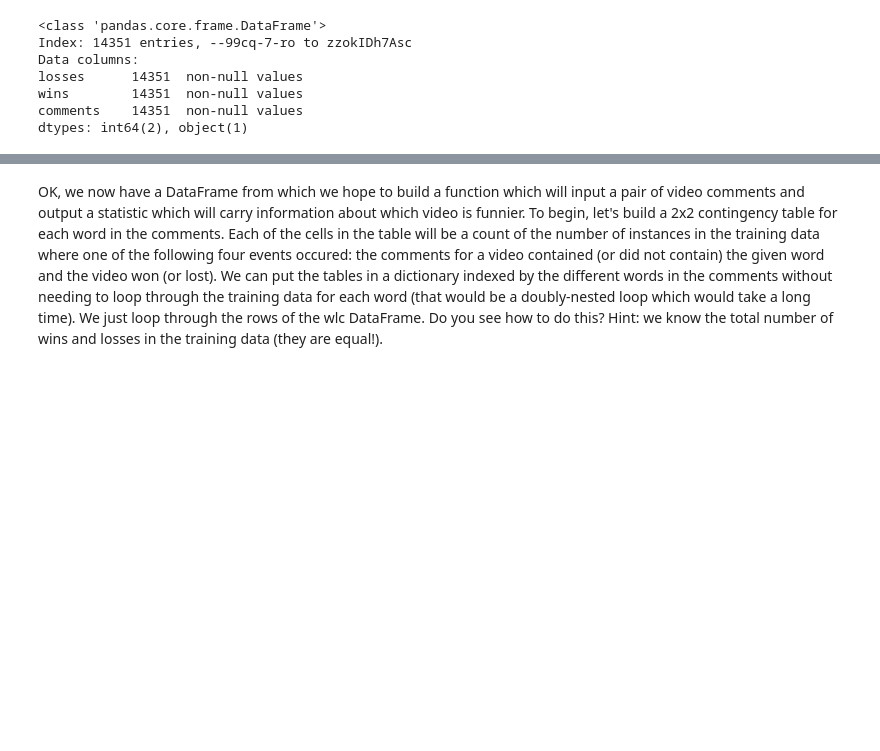
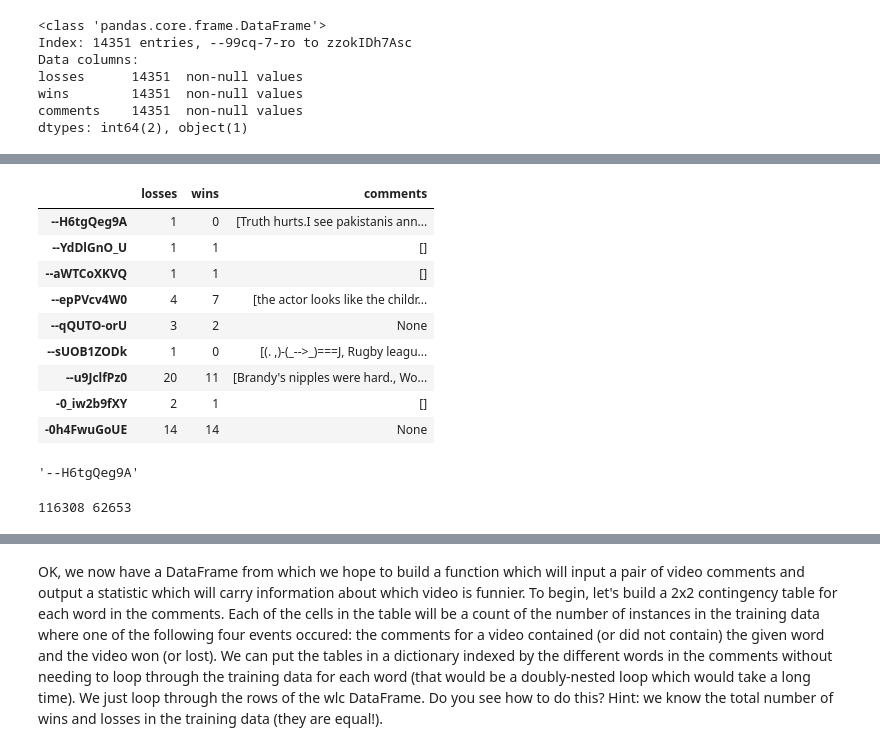
Before and after one commit to aculich/S222_S13, a Jupyter notebook: Course_Notes.ipynb, the cells around one changed output, grey strips where cells are left out. Cells and saved outputs as stored; diff of their text form; code cells hidden in the pictures; blank space fills up the shorter version.

```diff
--- a/Course_Notes.ipynb
+++ b/Course_Notes.ipynb
@@ -1176,7 +1176,7 @@ and the total number of losses.  Then the ratio will be an estimate of the odds
 We will also withhold a random 10% of the training pairs to use as a test set.  This is different from the "real" test set that we downloaded originally.  We don't want to look at that until the very end!
 # %%
 import pandas as pd
-training_pairs = pd.read_csv('data', names=['left', 'right', 'winner']) #'data' is a symlink to the data
+training_pairs = pd.read_csv('comedy_comparisons.train', names=['left', 'right', 'winner']) #'data' is a symlink to the data
 #print "total no. of training pairs: ",len(training_pairs)
 test_data = []
 train_data = []
@@ -1249,3 +1250,25 @@ losses      14351  non-null values
 wins        14351  non-null values
 comments    14351  non-null values
 dtypes: int64(2), object(1)
+# %%
+import pickle
+file = open('new_comments.pickle','rb') # the comments dictionary has the comments for all videos in .train and .test
+raw_comments = pickle.load(file)
+file.close()
+pd_comments = pd.DataFrame({'comments': raw_comments})
+wlc = pd.merge(won_lost,pd_comments,left_index=True,right_index=True) # now merge the comments in
+
+n=10
+maxwin_ID=[0]*n
+maxloss_ID=[0]*n
+wincomment=['']*n
+losscomment=['']*n
+for i in range(0,n):
+    maxwin_ID[i]=list(wlc['wins']).index(sorted(list(wlc['wins']))[-(i+1)])
+    maxloss_ID[i]=list(wlc['losses']).index(sorted(list(wlc['losses']))[-(i+1)])
+    wincomment[i]=wlc['comments'][maxwin_ID[i]]
+    losscomment[i]=wlc['comments'][maxloss_ID[i]]
+print maxwin_ID
+print maxloss_ID
+print wincomment
+losscomment[1]
@@ -1251,0 +1296,28 @@ dtypes: int64(2), object(1)
+# %%
+file = open('unique_ids','r')
+ids = [x.rstrip() for x in file.readlines()]
+ids[0]
+wlc[1:10]
+# %% [output]
+|  | losses | wins | comments |
+| --H6tgQeg9A | 1 | 0 | [Truth hurts.I see pakistanis ann... |
+| --YdDlGnO_U | 1 | 1 | [] |
+| --aWTCoXKVQ | 1 | 1 | [] |
+| --epPVcv4W0 | 4 | 7 | [the actor looks﻿ like the childr... |
+| --qQUTO-orU | 3 | 2 | None |
+| --sUOB1ZODk | 1 | 0 | [(. ,)-(_-->_)===J﻿, Rugby﻿ leagu... |
+| --u9JclfPz0 | 20 | 11 | [Brandy's nipples﻿ were hard., Wo... |
+| -0_iw2b9fXY | 2 | 1 | [] |
+| -0h4FwuGoUE | 14 | 14 | None |
+# %%
+# Group the ids into winning ids and losing ids.
+lose_ids=[]
+win_ids=[]
+for id in wlc.index:
+    if wlc['losses'][id]>wlc['wins'][id]:
+        lose_ids.append(id)
+    elif wlc['losses'][id]<wlc['wins'][id]:
+        win_ids.append(id)
+lose_ids[1]
+# %% [output]
+'--H6tgQeg9A'
@@ -1251,0 +1338,6 @@ dtypes: int64(2), object(1)
+# %%
+n0=sum(NCom_lose)
+n1=sum(NCom_win)
+print n0,n1
+# %% [output]
+116308 62653
```
Also changed, not shown: parts of 12 cells of this notebook, 1 other file.
